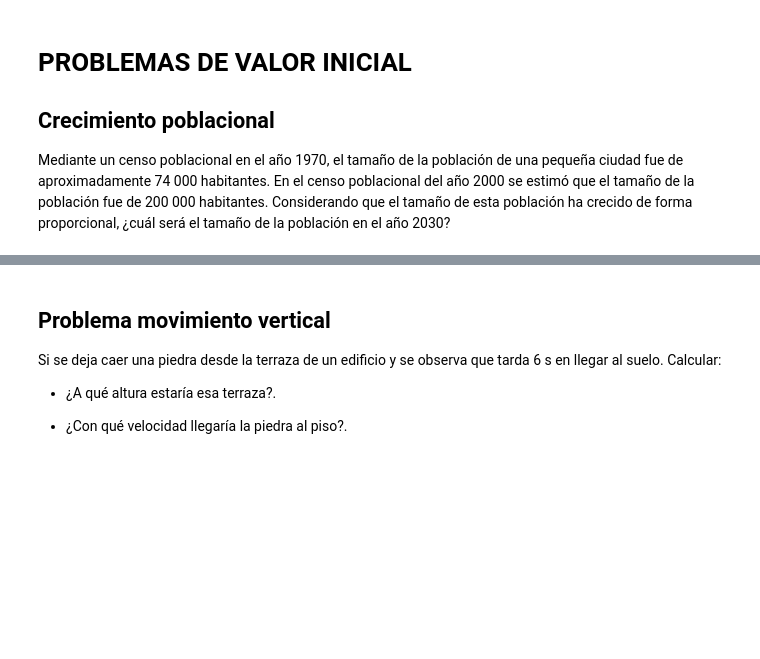
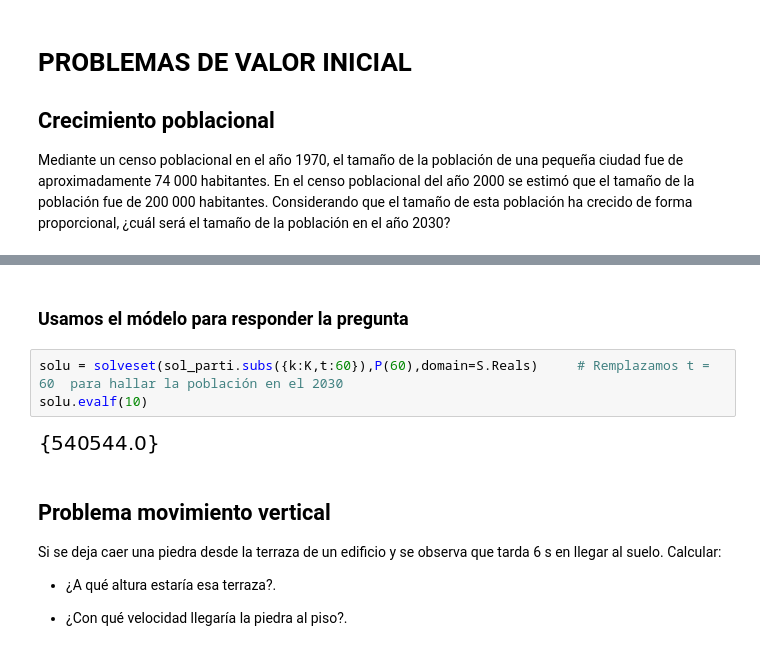
Before and after one commit to Santiago44mendez/ALGEBRA-LINEAL-CON-PYTHON, a Jupyter notebook: Cálculo_integral_con_Python_Integrales_indefinidas,_definidas_y_teorema_fundamental_del_cálculo_.ipynb, the cells around one changed output, grey strips where cells are left out. Drawn from its saved outputs; the diff is of its cells as text; blank space fills up the shorter version.

```diff
--- a/Cálculo_integral_con_Python_Integrales_indefinidas,_definidas_y_teorema_fundamental_del_cálculo_.ipynb
+++ b/Cálculo_integral_con_Python_Integrales_indefinidas,_definidas_y_teorema_fundamental_del_cálculo_.ipynb
@@ -292,3 +321,10 @@ sol.subs({P:74000,t:0})
+# %% [markdown]
+### **Usamos el módelo para responder la pregunta**
+# %%
+solu = solveset(sol_parti.subs({k:K,t:60}),P(60),domain=S.Reals)     # Remplazamos t = 60  para hallar la población en el 2030
+solu.evalf(10)
+# %% [output]
+[figure, added]
 # %% [markdown]
 ## **Problema movimiento vertical**
 Si se deja caer una piedra desde la terraza de un edificio y se observa que tarda 6 s en llegar al suelo. Calcular:
```
Also changed, not shown: parts of 18 cells of this notebook.
